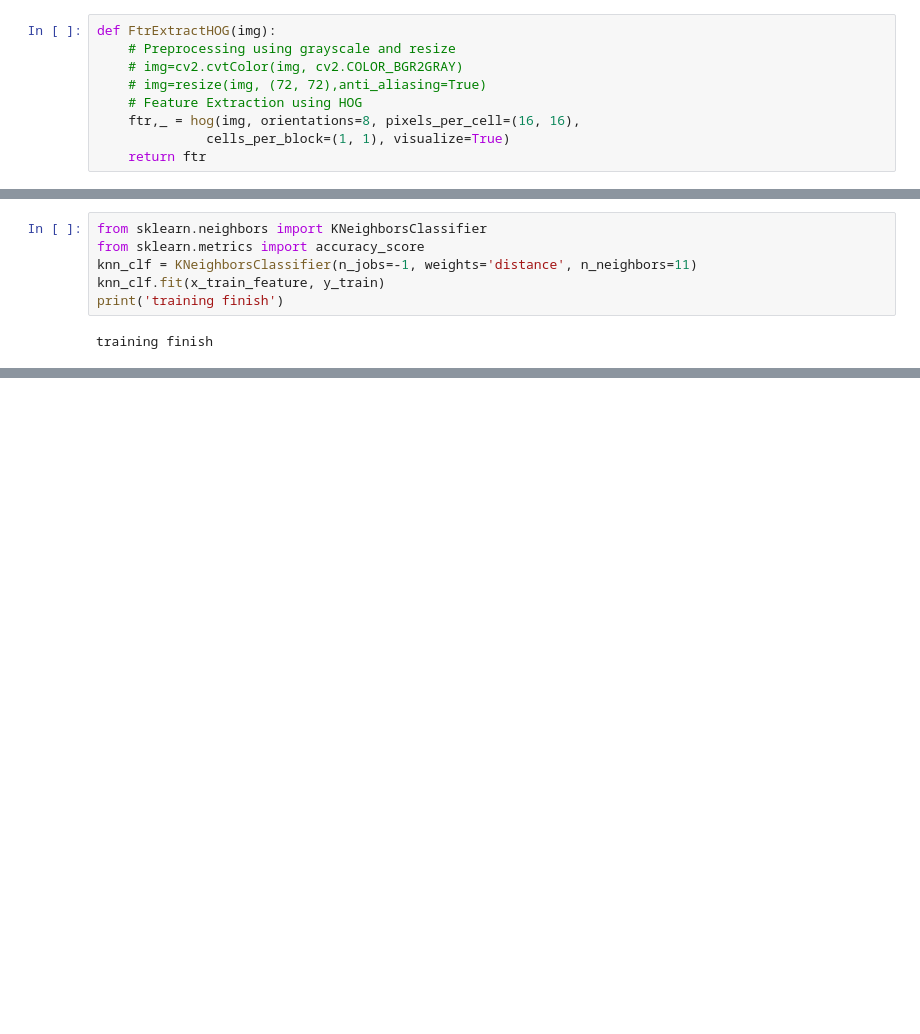
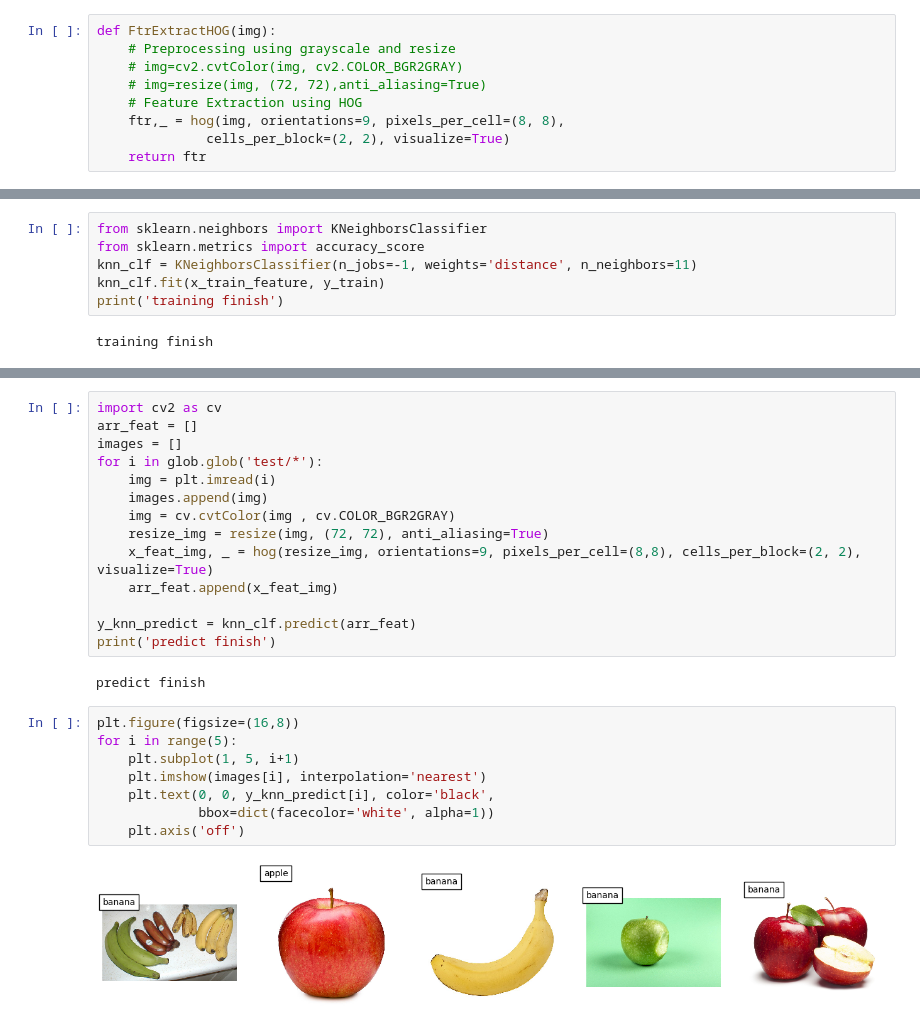
Before and after one commit to MinKhant610/MachineLearningI, a Jupyter notebook: machine learning/project_fruit_reco/fruit_recon.ipynb, the cells around one changed output, grey strips where cells are left out. Drawn from its saved outputs; the diff is of its cells as text; blank space fills up the shorter version.

Commit message:
test with google image

```diff
--- a/machine learning/project_fruit_reco/fruit_recon.ipynb
+++ b/machine learning/project_fruit_reco/fruit_recon.ipynb
@@ -17,8 +17,8 @@ def FtrExtractHOG(img):
     # img=cv2.cvtColor(img, cv2.COLOR_BGR2GRAY)
     # img=resize(img, (72, 72),anti_aliasing=True)
     # Feature Extraction using HOG
-    ftr,_ = hog(img, orientations=8, pixels_per_cell=(16, 16),
-              cells_per_block=(1, 1), visualize=True)
+    ftr,_ = hog(img, orientations=9, pixels_per_cell=(8, 8),
+              cells_per_block=(2, 2), visualize=True)
     return ftr
 # %%
 #https://scikit-image.org/docs/stable/api/api.html
@@ -185,0 +191,26 @@ print('accuary :', accuracy_score(y_test, predict_y)*100,'%')
+# %%
+import cv2 as cv
+arr_feat = []
+images = []
+for i in glob.glob('test/*'):
+    img = plt.imread(i)
+    images.append(img)
+    img = cv.cvtColor(img , cv.COLOR_BGR2GRAY)
+    resize_img = resize(img, (72, 72), anti_aliasing=True)
+    x_feat_img, _ = hog(resize_img, orientations=9, pixels_per_cell=(8,8), cells_per_block=(2, 2), visualize=True)
+    arr_feat.append(x_feat_img)
+
+y_knn_predict = knn_clf.predict(arr_feat)
+print('predict finish')
+# %% [output]
+predict finish
+# %%
+plt.figure(figsize=(16,8))
+for i in range(5):
+    plt.subplot(1, 5, i+1)
+    plt.imshow(images[i], interpolation='nearest')
+    plt.text(0, 0, y_knn_predict[i], color='black',
+             bbox=dict(facecolor='white', alpha=1))
+    plt.axis('off')
+# %% [output]
+[figure, added]
```
Also changed, not shown: parts of 9 cells of this notebook, 9 other files.
